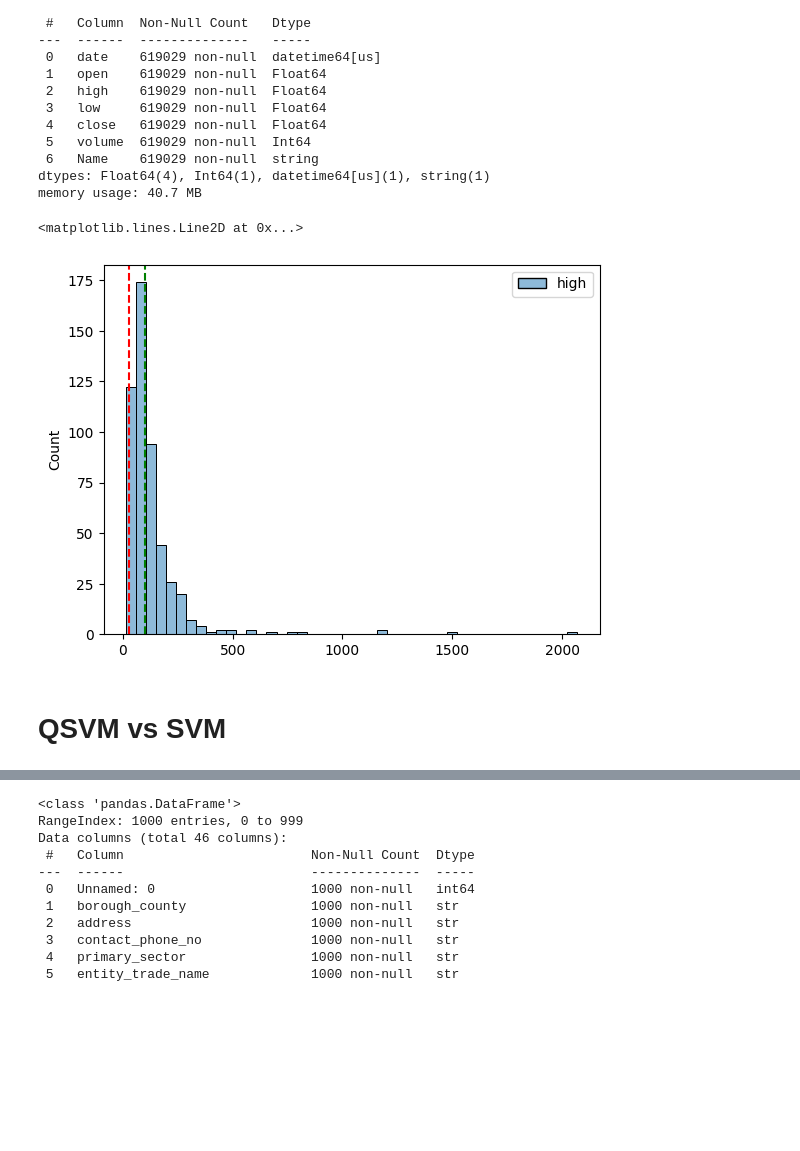
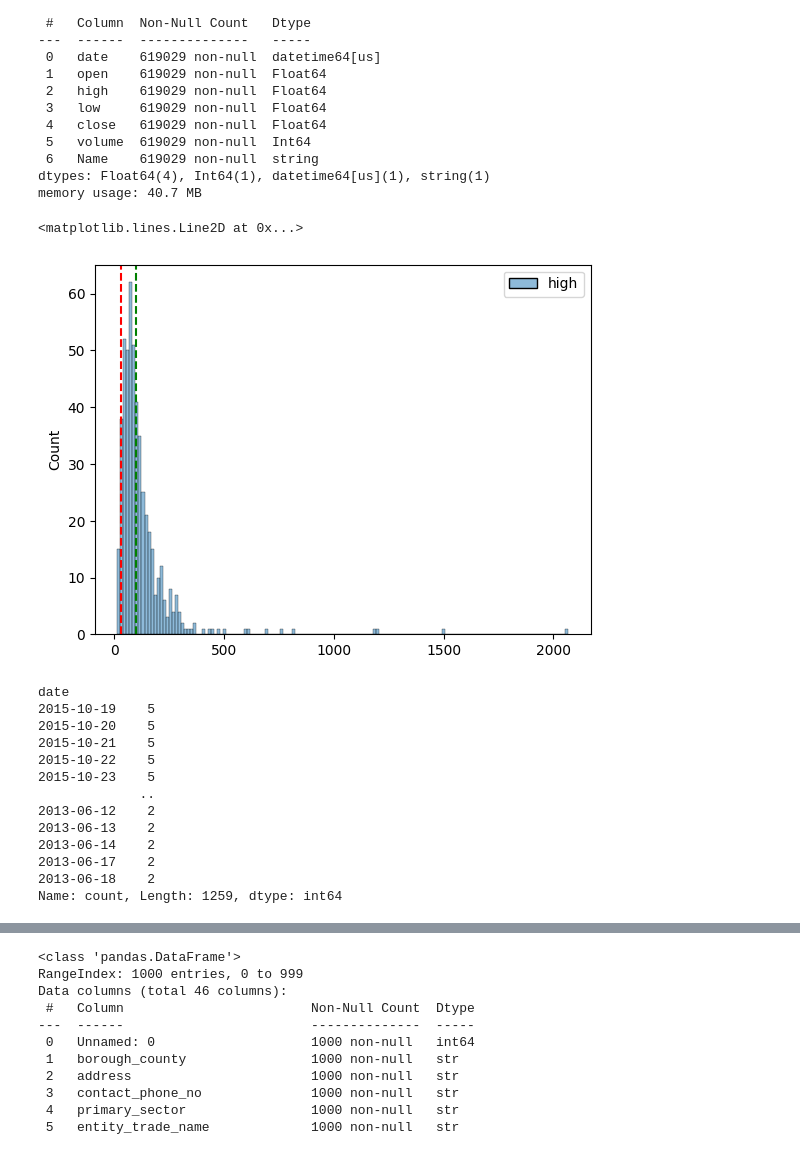
Before and after one commit to floatn/QML-for-finance, a Jupyter notebook: qml_code.ipynb, the cells around one changed output, grey strips where cells are left out. Cells and saved outputs as stored; diff of their text form; code cells hidden in the pictures; blank space fills up the shorter version.

```diff
--- a/qml_code.ipynb
+++ b/qml_code.ipynb
@@ -137,14 +111,36 @@ Data columns (total 7 columns):
 dtypes: Float64(4), Int64(1), datetime64[us](1), string(1)
 memory usage: 40.7 MB
 # %%
+# Группы выбора на графике
 import matplotlib.pyplot as plt
 import seaborn as sns
 
-sns.histplot(data=pf_df[['high', 'Name']].groupby(['Name']).max())
+high_max = pf_df[['high', 'Name']].groupby(['Name']).max()
+sns.histplot(data=high_max, bins=150)
 plt.axvline(x=30, color='red', linestyle='--')
 plt.axvline(x=100, color='green', linestyle='--')
 # %% [output]
 <matplotlib.lines.Line2D at 0x...>
-[figure, old version]
+[figure, new version]
-# %% [markdown]
-# QSVM vs SVM
+# %%
+pf_df1 = high_max[high_max['high'] <= 30].sample(5)
+pf_df2 = high_max[high_max['high'].between(30, 100, inclusive='right')].sample(5)
+pf_df3 = high_max[high_max['high'] > 100].sample(10)
+#pf_df3
+#pf_df[pf_df['high']high_max < 30]
+#high_max[high_max['high'] < 30].sample(5)
+pf_df[pf_df['Name'].isin(pf_df1.index)]['date'].value_counts()
+# %% [output]
+date
+2015-10-19    5
+2015-10-20    5
+2015-10-21    5
+2015-10-22    5
+2015-10-23    5
+             ..
+2013-06-12    2
+2013-06-13    2
+2013-06-14    2
+2013-06-17    2
+2013-06-18    2
+Name: count, Length: 1259, dtype: int64
```
Also changed, not shown: parts of 16 cells of this notebook.
